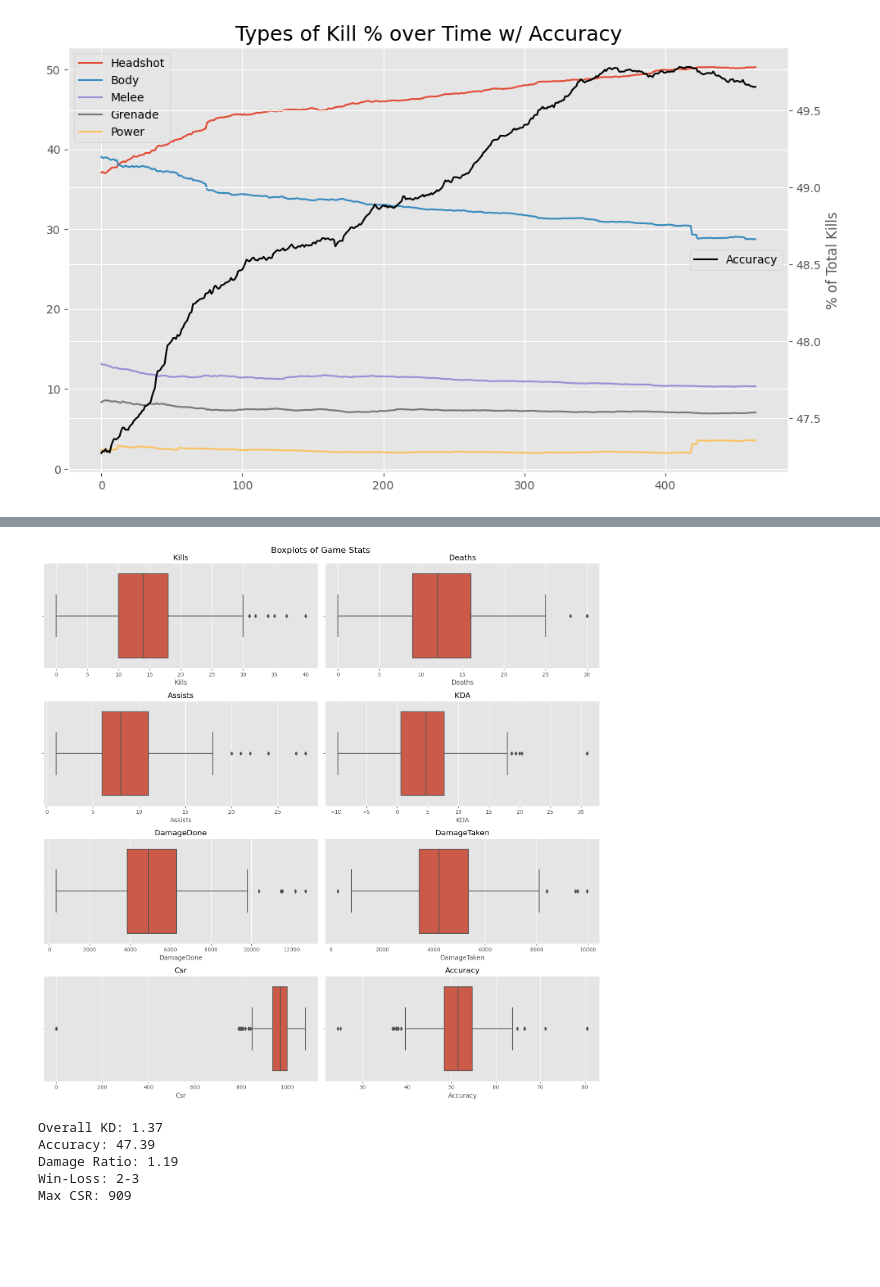
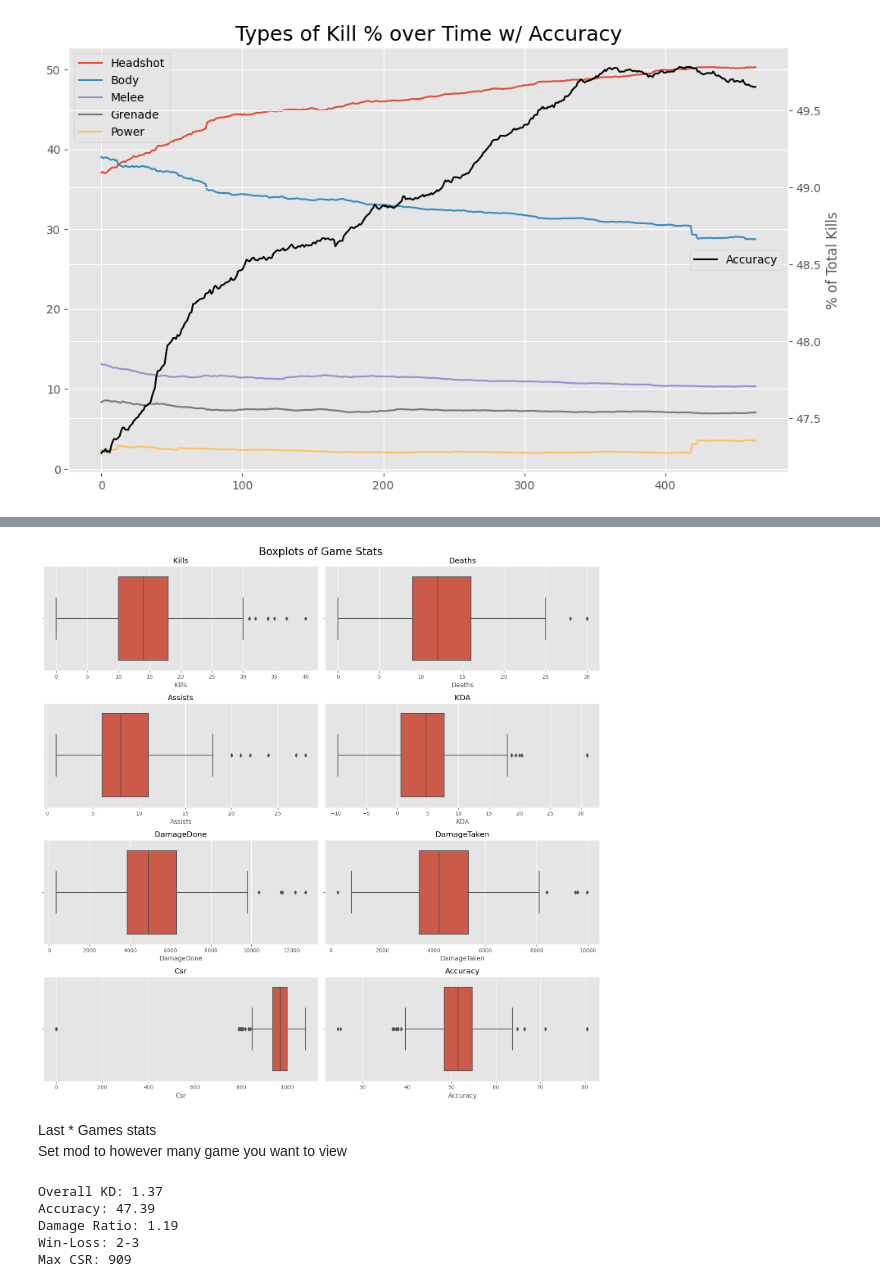
Before and after one commit to palmerac/Halo, a Jupyter notebook: halo.ipynb, the cells around one changed output, grey strips where cells are left out. Saved outputs shown, nothing was run; the diff lists cells and outputs as text; code cells hidden in the pictures; blank space fills up the shorter version.

```diff
--- a/halo.ipynb
+++ b/halo.ipynb
@@ -318,23 +267,0 @@ plt.show()
-# %%
-# Smooth the LifetimeWinRate using a 10-game moving average
-# Set roll to ** game moving average
-roll = 25
-dfr['SmoothedDmg'] = dfr['Dmg/10Min'].rolling(window=roll).mean()
-dfr['SmoothedDmgT'] = dfr['DmgT/10Min'].rolling(window=roll).mean()
-dfr['SmoothedWinRate'] = dfr['Outcome'].rolling(window=roll).sum() / dfr['Outcome'].rolling(window=roll).count()
-
-plt.figure(figsize=(14,8))
-ax1 = plt.gca()
-ax2 = ax1.twinx()
-ax1.plot(dfr['SmoothedDmg'], label='Damage Done')
-ax1.plot(dfr['SmoothedDmgT'], label='Damage Taken')
-ax2.plot(dfr['SmoothedWinRate'], label='Winrate', color='black')
-ax1.set_title(f'{roll} Game Smoothed Damage Done & Taken', fontsize=22)
-ax1.set_xlabel('Games Played')
-ax1.legend(loc='upper left')
-ax1.yaxis.grid(True)
-plt.tight_layout()
-plt.savefig('Plots/KDASmooth.png', dpi=300)
-plt.show()
-
-dfr.head()
@@ -350,18 +267,0 @@ dfr.head()
-# %%
-# Smooth the LifetimeWinRate using a 10-game moving average
-# Set roll to ** game moving average
-roll = 50
-dfr['SmoothedExKills'] = dfr['ExpectedKills'].rolling(window=roll).mean()
-dfr['SmoothedExDeaths'] = dfr['ExpectedDeaths'].rolling(window=roll).mean()
-
-plt.figure(figsize=(14,8))
-ax1 = plt.gca()
-ax1.plot(dfr['SmoothedExKills'], label='Expected Kills')
-ax1.plot(dfr['SmoothedExDeaths'], label='Expected Deaths')
-ax1.set_title(f'{roll} Game Smoothed Expected Kills and Deaths', fontsize=22)
-ax1.set_xlabel('Games Played')
-ax1.legend(loc='upper left')
-ax1.yaxis.grid(True)
-plt.tight_layout()
-plt.savefig('Plots/ExKDSmooth.png', dpi=300)
-plt.show()
@@ -370,26 +268,29 @@ plt.show()
 # %%
 import seaborn as sns
 import matplotlib.pyplot as plt
 columns = ['Kills', 'Deaths', 'Assists', 'KDA', 'DamageDone', 'DamageTaken',
             'Csr', 'Accuracy']
 
 # Create subplots
 fig, axes = plt.subplots(nrows=4, ncols=2, figsize=(15, 15))
 
 # Flatten the axes for easier iteration
 axes = axes.flatten()
 
 # Plot each column in a separate boxplot
 for i, column in enumerate(columns):
     sns.boxplot(x=dfr[column], ax=axes[i])
     axes[i].set_title(column)
 
 # Adjust layout
-plt.suptitle('Boxplots of Game Stats', fontsize=16)
+plt.suptitle('Boxplots of Game Stats', fontsize=20)
 plt.tight_layout()
 plt.savefig('Plots/Boxplots.png', dpi=300)
 plt.show()
 # %% [output]
-[figure, old version]
+[figure, new version]
+# %% [markdown]
+Last * Games stats
+Set mod to however many game you want to view
 # %%
 mod = 5
```
Also changed, not shown: parts of 19 cells of this notebook, 24 other files.
